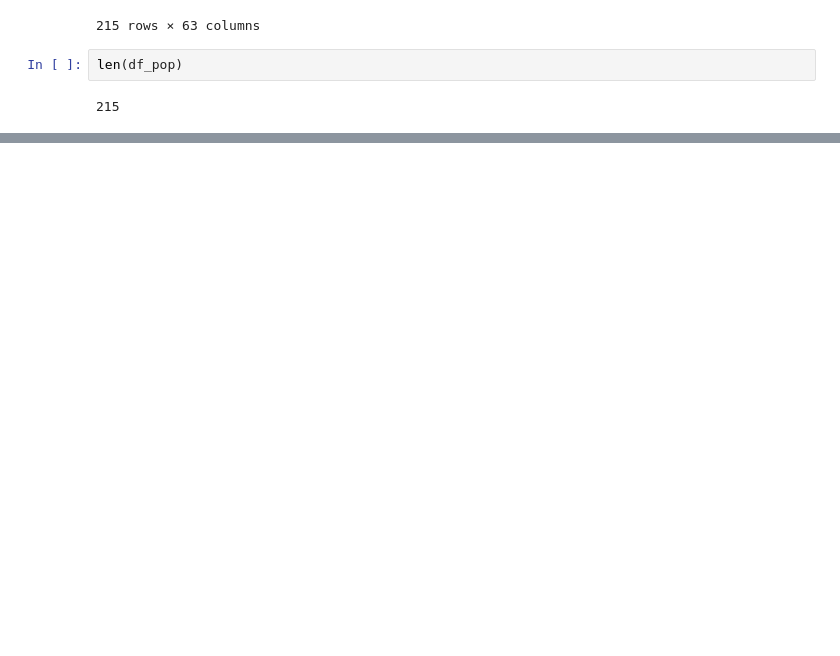
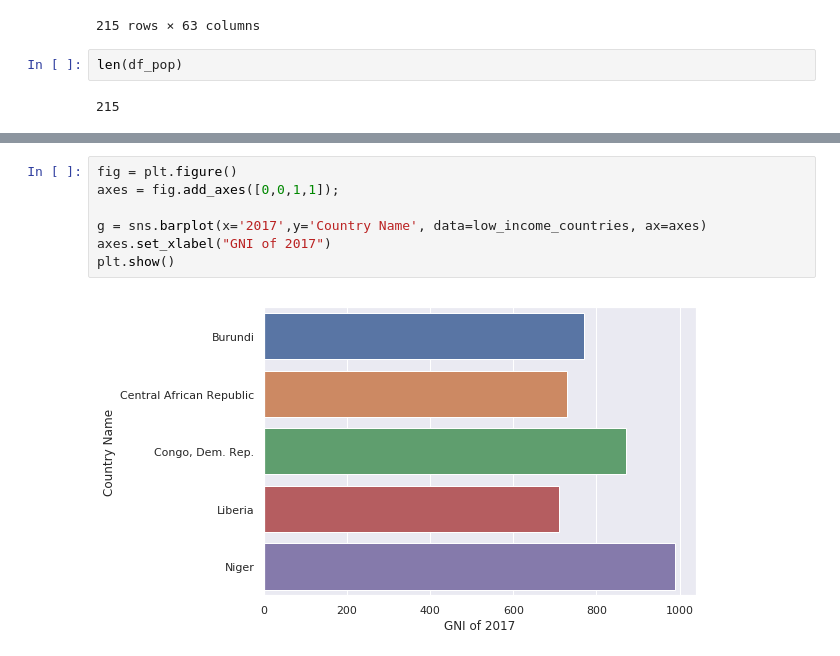
Before and after one commit to nilesh0109/Research-Methods, a Jupyter notebook: Task4/christopher_kavish_nilesh.ipynb, the cells around one changed output, grey strips where cells are left out. Saved outputs shown, nothing was run; the diff lists cells and outputs as text; blank space fills up the shorter version.

```diff
--- a/Task4/christopher_kavish_nilesh.ipynb
+++ b/Task4/christopher_kavish_nilesh.ipynb
@@ -82,0 +127,9 @@ high_income_countries = df_gni[df_gni['2017'] > 12235]
+# %%
+fig = plt.figure()
+axes = fig.add_axes([0,0,1,1]);
+
+g = sns.barplot(x='2017',y='Country Name', data=low_income_countries, ax=axes)
+axes.set_xlabel("GNI of 2017")
+plt.show()
+# %% [output]
+[figure, added]
```
Also changed, not shown: parts of 14 cells of this notebook.
